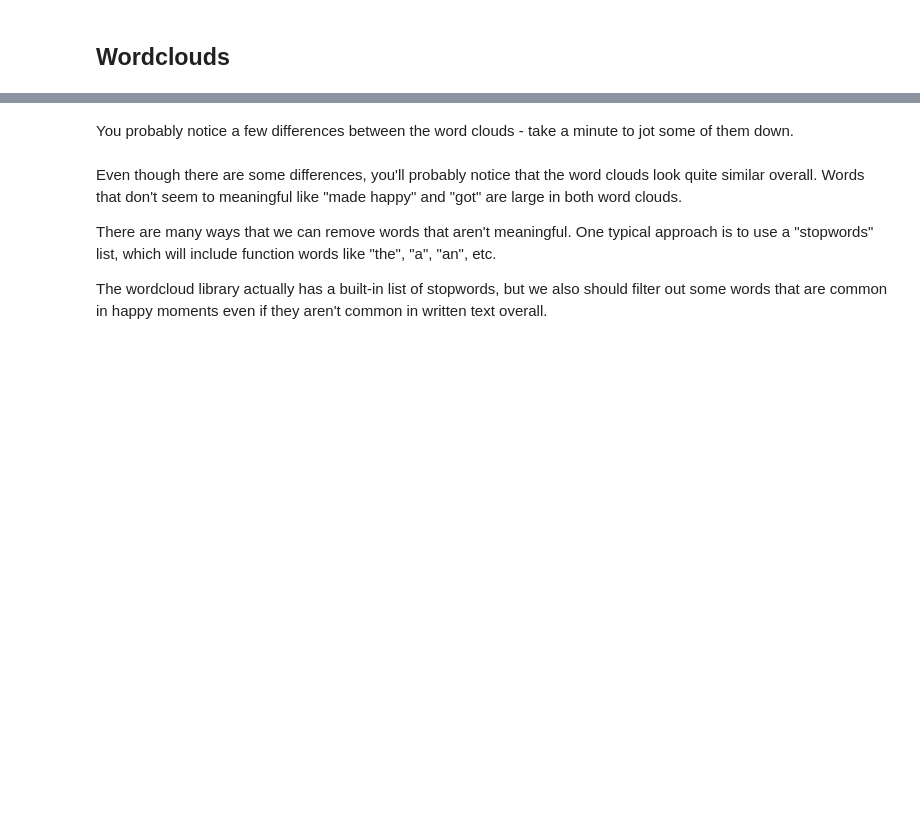
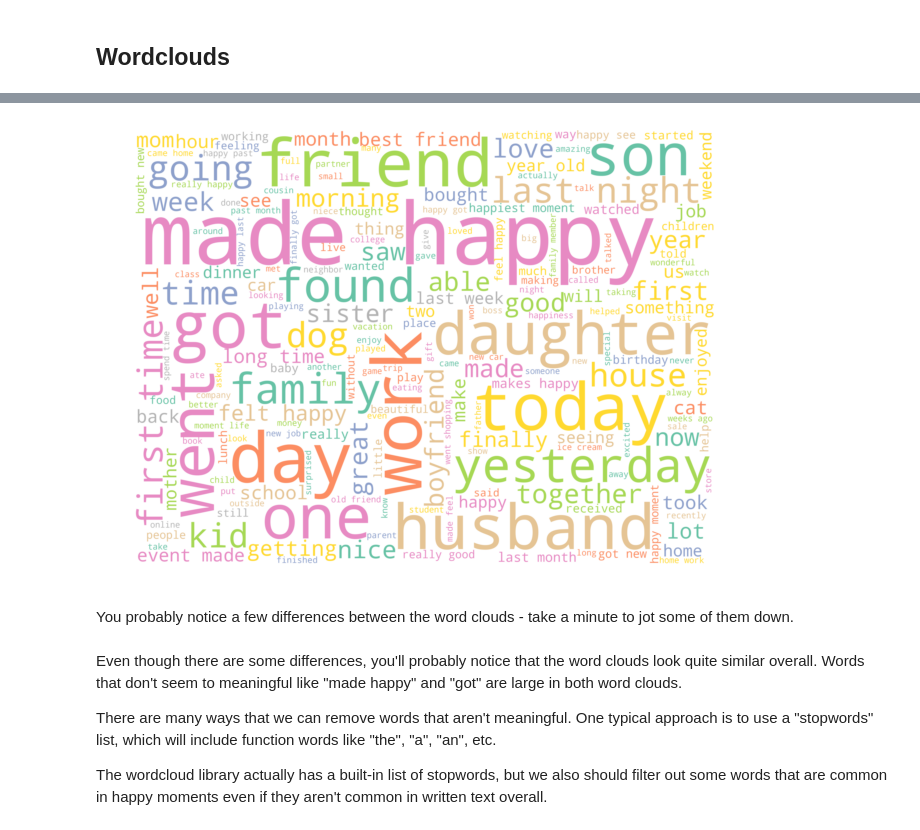
Before and after one commit to lbiester/AI4All-UM-NLP, a Jupyter notebook: 2_Basic_Language_Processing.ipynb, the cells around one changed output, grey strips where cells are left out. Drawn from its saved outputs; the diff is of its cells as text; code cells hidden in the pictures; blank space fills up the shorter version.

```diff
--- a/2_Basic_Language_Processing.ipynb
+++ b/2_Basic_Language_Processing.ipynb
@@ -69,5 +74,7 @@ lib.create_word_cloud(man_tokens)
 # %%
-lib.create_word_cloud(woman_tokens)
+lib.create_word_cloud(woman_sentences)
+# %% [output]
+[figure, added]
 # %% [markdown]
 You probably notice a few differences between the word clouds - take a minute to jot some of them down.
 # %% [markdown]
```
Also changed, not shown: parts of 23 cells of this notebook.
